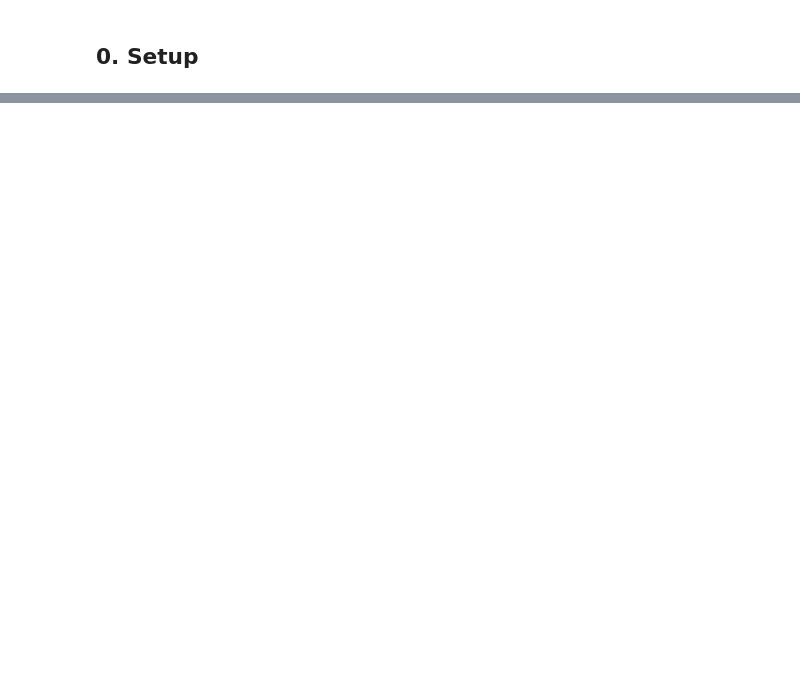
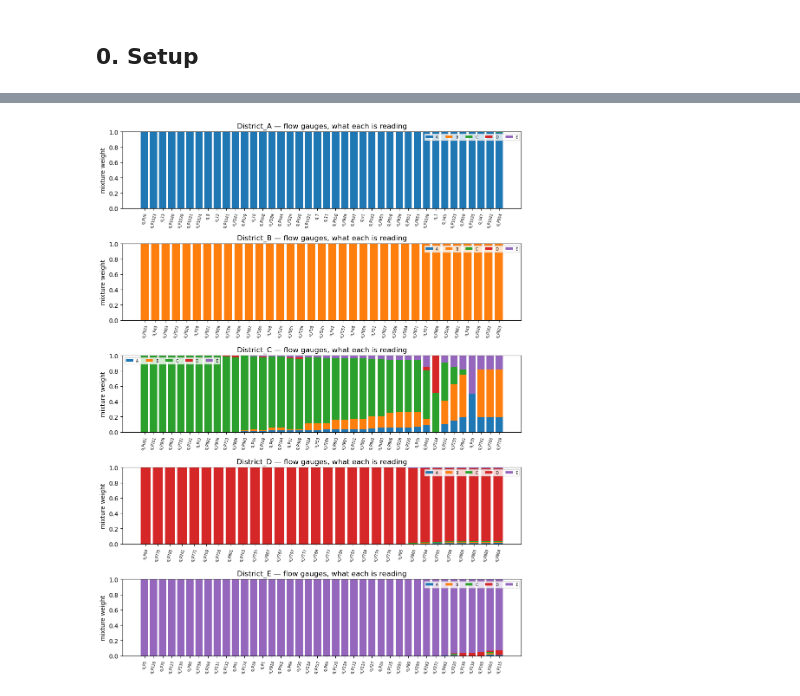
Before and after one commit to arthurhirez/FedCausal, a Jupyter notebook: notebooks/0_prospection/fedwater_lab/mixture_lab.ipynb, the cells around one changed output, grey strips where cells are left out. Saved outputs shown, nothing was run; the diff lists cells and outputs as text; code cells hidden in the pictures; blank space fills up the shorter version.

```diff
--- a/notebooks/0_prospection/fedwater_lab/mixture_lab.ipynb
+++ b/notebooks/0_prospection/fedwater_lab/mixture_lab.ipynb
@@ -557,0 +210,12 @@ checked against.
+# %%
+# The readable set: gauges carrying a quantified blend rather than a one-hot.
+cols = ["id", "home", "kind", "role", "tier", "purity", "second", "w_second",
+        "snr_home", "n_live", "neg_mass"]
+display(MIX[(MIX["tier"] == "transition") & (MIX["w_second"] > 0.15)]
+        .sort_values("snr_home", ascending=False).head(20)[cols].round(3))
+
+fig, axes = plt.subplots(len(tgts), 1, figsize=(10, 2.6 * len(tgts)))
+for ax, d in zip(np.atleast_1d(axes), tgts):
+    mp.plot_mixture_bars(RES, d, "flow", top=40, ax=ax)
+plt.tight_layout(); plt.show()
+# %% [output]
@@ -557,0 +239 @@ checked against.
+[figure, added]
```
Also changed, not shown: parts of 61 cells of this notebook, 3 other files.
